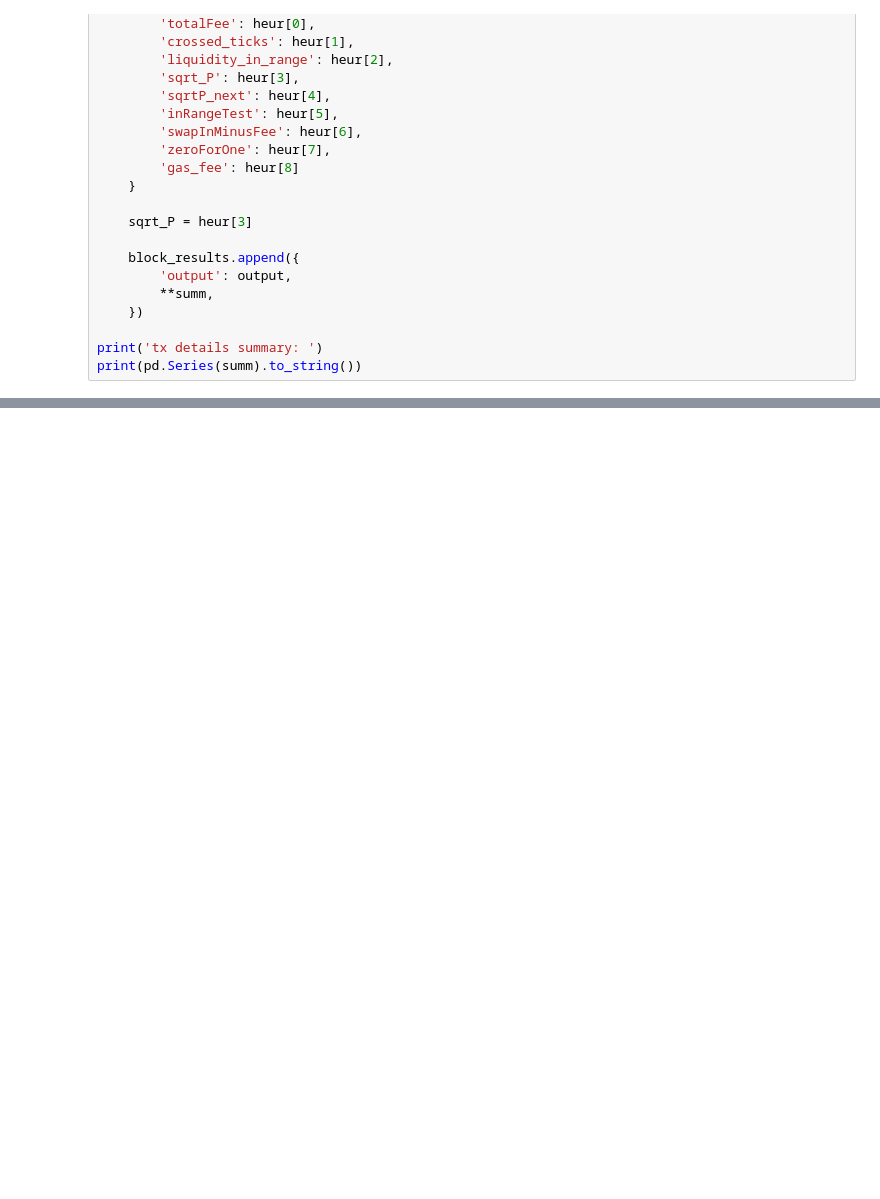
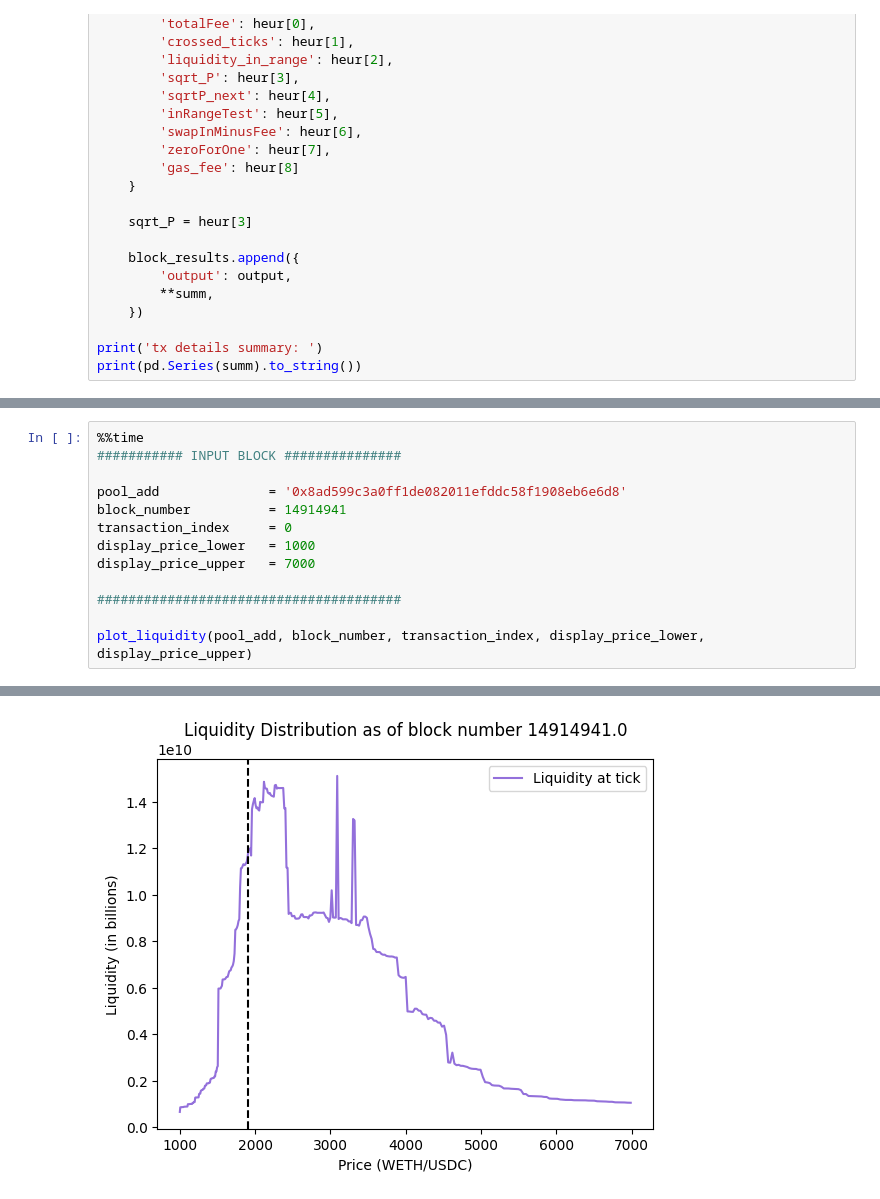
Before and after one commit to ankile/defi-measurement, a Jupyter notebook: experiments/volatility_metric.ipynb, the cells around one changed output, grey strips where cells are left out. Drawn from its saved outputs; the diff is of its cells as text; blank space fills up the shorter version.

```diff
--- a/experiments/volatility_metric.ipynb
+++ b/experiments/volatility_metric.ipynb
@@ -262,0 +307,14 @@ pd.DataFrame(block_results)
+# %%
+%%time
+########### INPUT BLOCK ###############
+
+pool_add              = '0x8ad599c3a0ff1de082011efddc58f1908eb6e6d8'
+block_number          = 14914941
+transaction_index     = 0
+display_price_lower   = 1000
+display_price_upper   = 7000
+
+#######################################
+
+plot_liquidity(pool_add, block_number, transaction_index, display_price_lower, display_price_upper)
+# %% [output]
@@ -262,0 +324 @@ pd.DataFrame(block_results)
+[figure, added]
```
Also changed, not shown: parts of 19 cells of this notebook, 2 other files.
